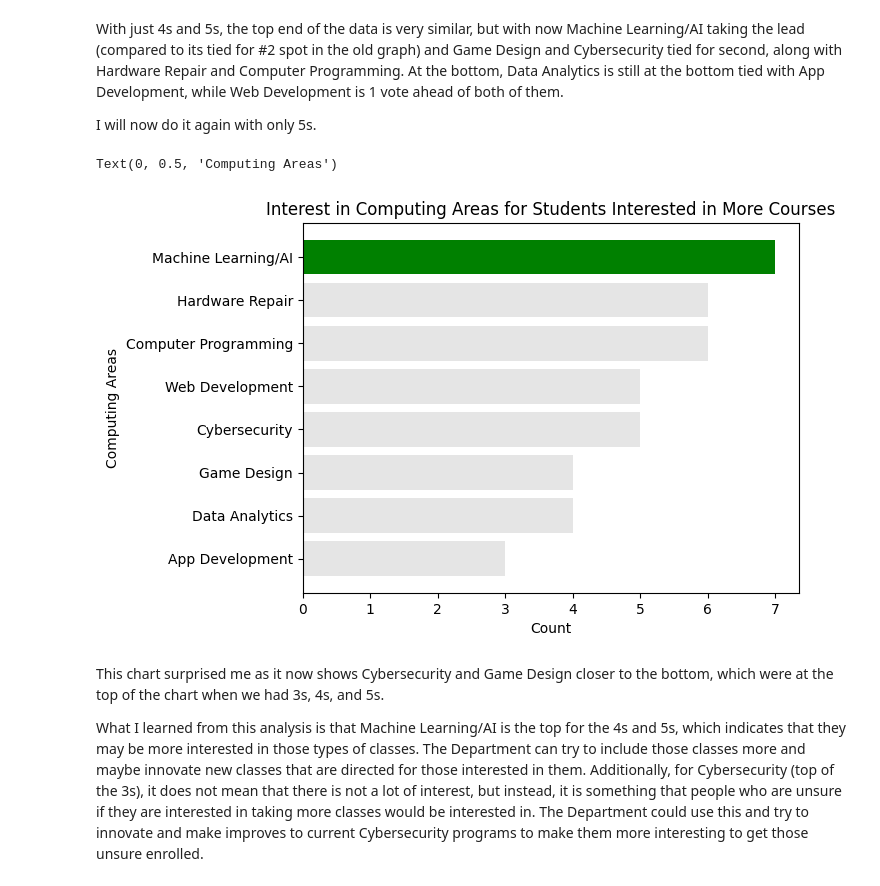
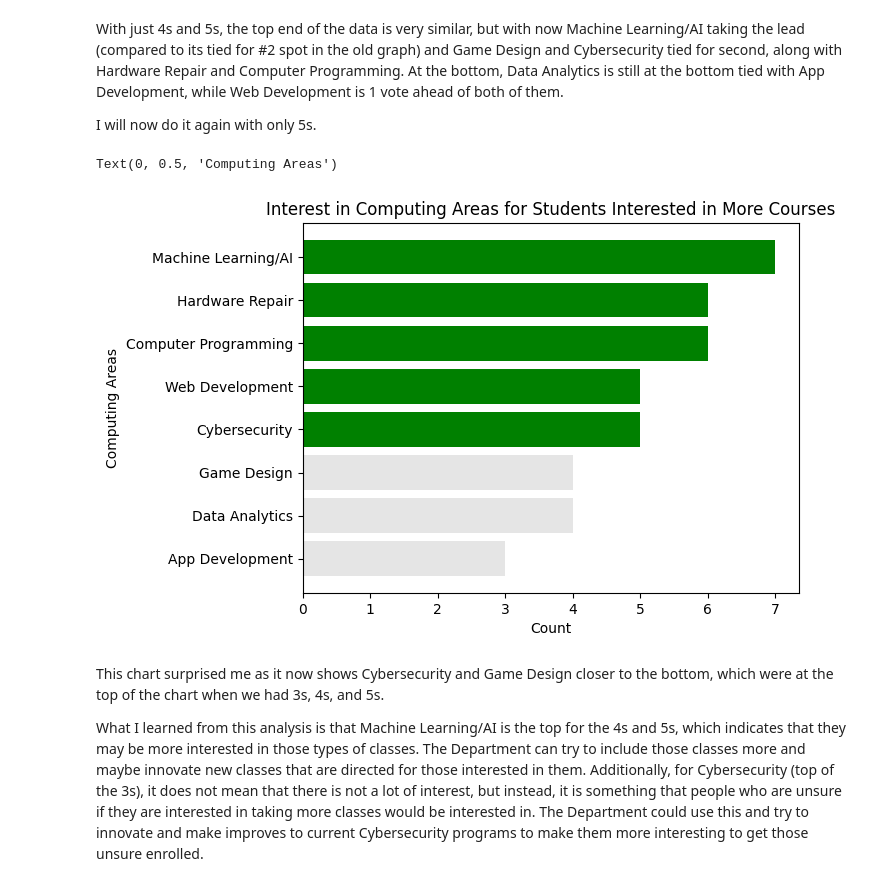
Before and after one commit to andrew-shapiro-ccm/Project-1---College-Recruitment-Improvement-Study, a Jupyter notebook: P1A3.ipynb, the cells around one changed output. Cells and saved outputs as stored; diff of their text form; code cells hidden in the pictures.

```diff
--- a/P1A3.ipynb
+++ b/P1A3.ipynb
@@ -281,36 +281,36 @@ new_names = {
     'ml_ai': 'Machine Learning/AI',
     'computer_programming': 'Computer Programming',
     'game_design': 'Game Design',
     'hardware_repair': 'Hardware Repair'
 }
 
 # Rename the columns with the dictionary above.
 columns = [new_names.get(c, c) for c in columns]
 
 # Sort indexes by their argument.
 sorted_indices = np.argsort(count)
 # Sort the count data by the new sorted index array.
 sorted_count = np.array(count)[sorted_indices]
 # Sort the column name data by the new sorted index array.
 sorted_columns = np.array(columns)[sorted_indices]
 
 # OpenAI. ChatGPT. 2024. OpenAI, https://www.openai.com/chatgpt.
 
 # Find the highest count value.
-top = np.argsort(sorted_count)[-1:]
+top = 0.5 * interested_more_courses.shape[0]
 # Form a color list with list comprehension and set each color depending on if it is equal to the highest count value.
-colors = ['green' if i in top else '#E5E5E5' for i in range(len(count))]
+colors = ['green' if i > top else '#E5E5E5' for i in sorted_count]
 
 # Create the horizontal bar chart with the data and add the colors attribute.
 plt.barh(sorted_columns,sorted_count, color=colors)
 
 # Add a title, x-axis label, and y-axis label to inform us of what the graph is about and what pieces of data are being referenced.
 plt.title("Interest in Computing Areas for Students Interested in More Courses")
 plt.xlabel("Count")
 plt.ylabel("Computing Areas")
 # %% [output]
 Text(0, 0.5, 'Computing Areas')
-[figure, old version]
+[figure, new version]
 # %% [markdown]
 This chart surprised me as it now shows Cybersecurity and Game Design closer to the bottom, which were at the top of the chart when we had 3s, 4s, and 5s.
 
```
Also changed, not shown: parts of 14 cells of this notebook.
